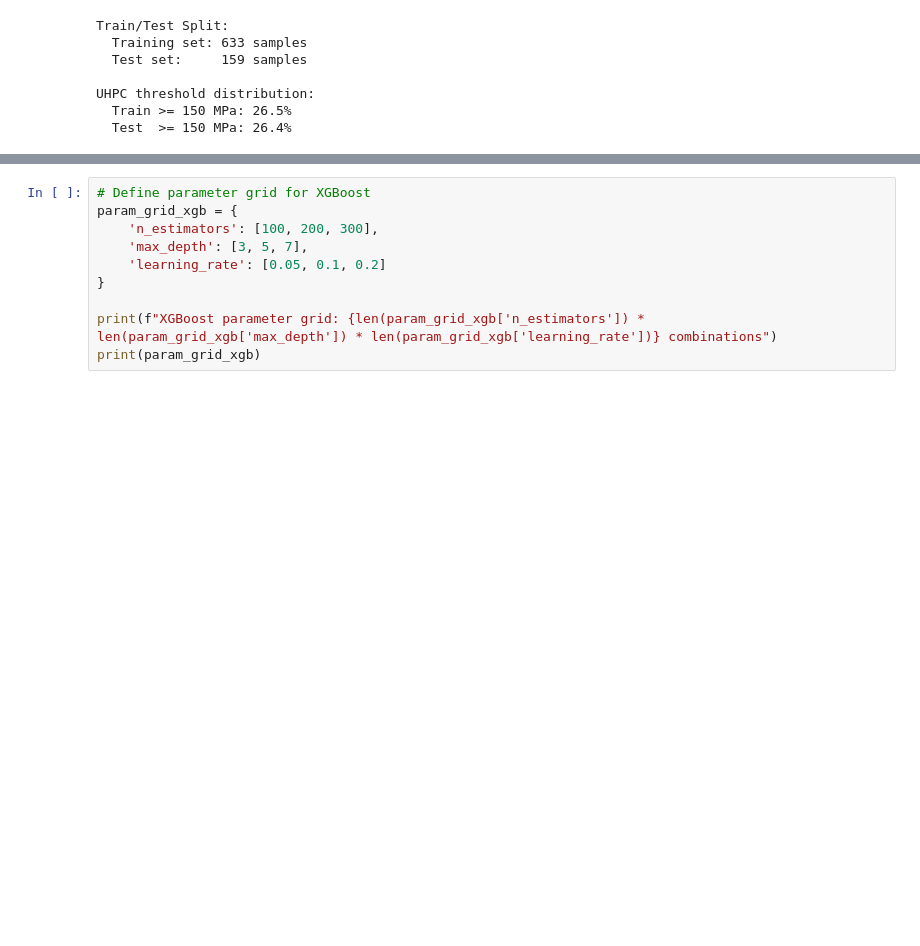
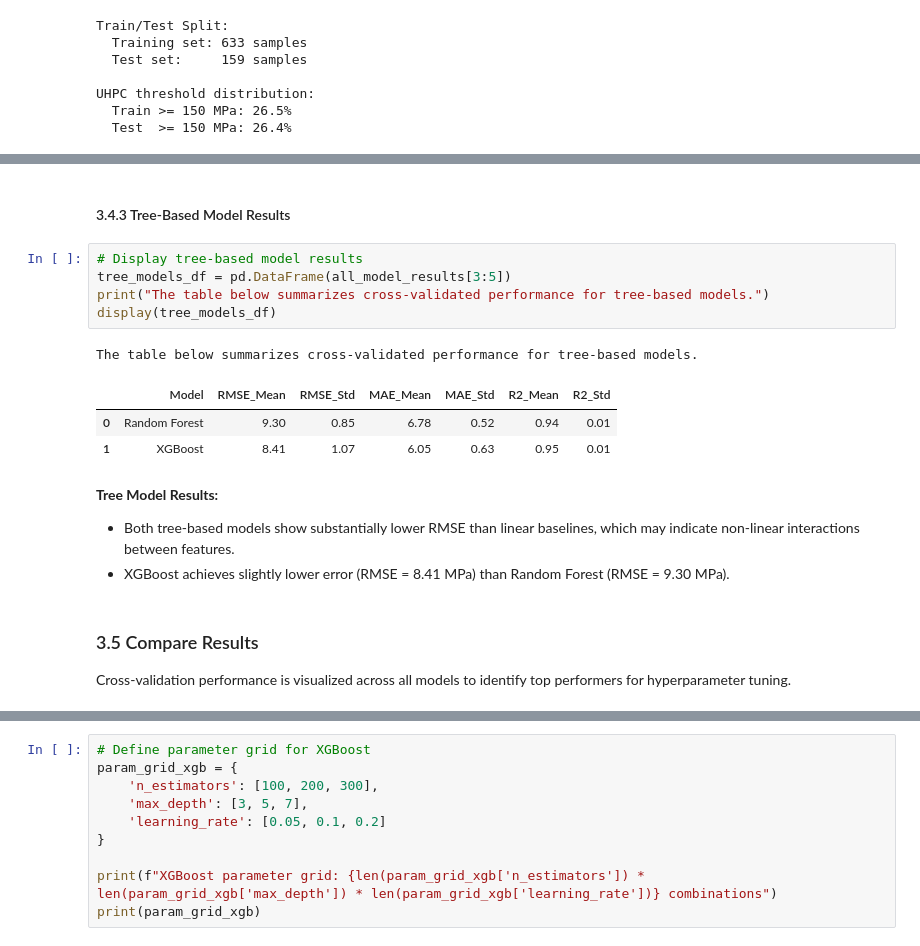
Before and after one commit to KRFlowers/uhpc-concrete-strength-prediction, a Jupyter notebook: notebooks/02_model_development.ipynb, the cells around one changed output, grey strips where cells are left out. Drawn from its saved outputs; the diff is of its cells as text; blank space fills up the shorter version.

```diff
--- a/notebooks/02_model_development.ipynb
+++ b/notebooks/02_model_development.ipynb
@@ -463,0 +456,21 @@ XGBoost was the top performer. Key hyperparameters will be tuned: n_estimators,
+# %% [markdown]
+#### 3.4.3 Tree-Based Model Results
+# %%
+# Display tree-based model results
+tree_models_df = pd.DataFrame(all_model_results[3:5])
+print("The table below summarizes cross-validated performance for tree-based models.")
+display(tree_models_df)
+# %% [output]
+The table below summarizes cross-validated performance for tree-based models.
+|  | Model | RMSE_Mean | RMSE_Std | MAE_Mean | MAE_Std | R2_Mean | R2_Std |
+| 0 | Random Forest | 9.30 | 0.85 | 6.78 | 0.52 | 0.94 | 0.01 |
+| 1 | XGBoost | 8.41 | 1.07 | 6.05 | 0.63 | 0.95 | 0.01 |
+# %% [markdown]
+**Tree Model Results:**
+
+- Both tree-based models show substantially lower RMSE than linear baselines, which may indicate non-linear interactions between features.
+- XGBoost achieves slightly lower error (RMSE = 8.41 MPa) than Random Forest (RMSE = 9.30 MPa).
+# %% [markdown]
+### 3.5 Compare Results
+
+Cross-validation performance is visualized across all models to identify top performers for hyperparameter tuning.
```
Also changed, not shown: parts of 86 cells of this notebook, 37 other files.
